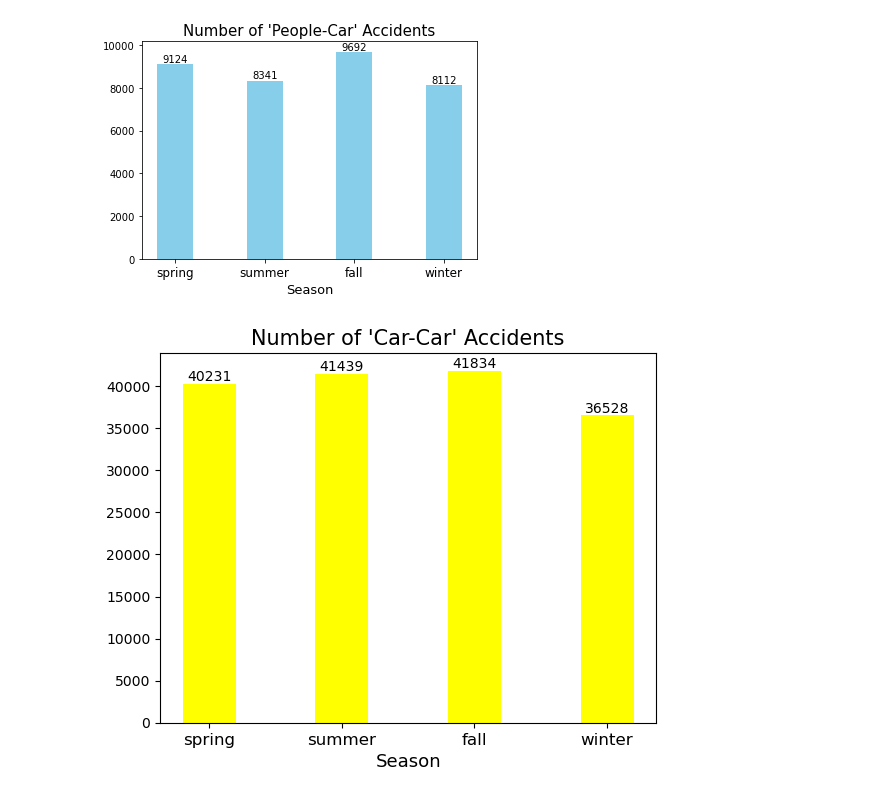
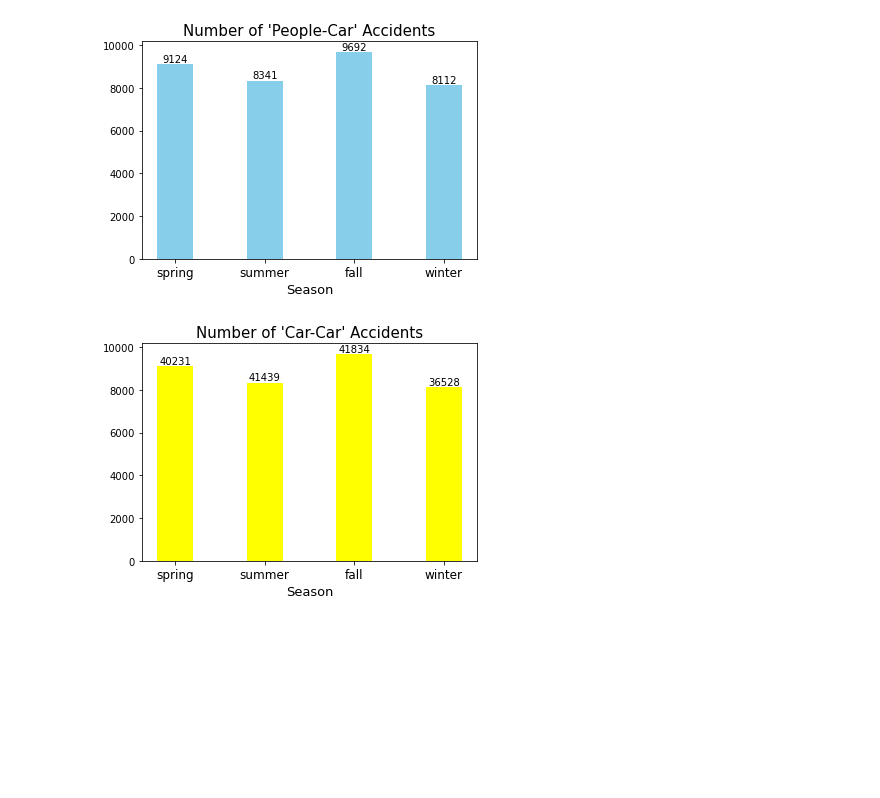
Before and after one commit to jeazure11/dataAnalytics_project, a Jupyter notebook: Final_project.ipynb, the cells around one changed output. Drawn from its saved outputs; the diff is of its cells as text; code cells hidden in the pictures; blank space fills up the shorter version.

```diff
--- a/Final_project.ipynb
+++ b/Final_project.ipynb
@@ -1,7 +1,7 @@
 # %%
 import pandas as pd
 
-csv_data = pd.read_csv('traffic_accident.csv',encoding='cp949')
+csv_data = pd.read_csv('traffic_accident.csv',encoding='utf-8')
 
 csv_spring= csv_data[(csv_data.발생월>2) & (csv_data.발생월<6)] #봄에 발생한 교통사고에 대한 모든 데이터
 csv_sprAcc = csv_spring[['사고건수']]  #봄에 발생한 교통사고 사고건수만 추출
@@ -33,6 +51,6 @@ plt.xticks(index,season,fontsize=12)
 
 #숫자 넣는 부분
 for i,j in enumerate(seaBar):
-    plt.text(i,j.get_height(),sumAcc[i], horizontalalignment= 'center',verticalalignment = 'bottom')
+    plt.text(i,j.get_height(),SumArr2[i], horizontalalignment= 'center',verticalalignment = 'bottom')
 plt.show()
 # %% [output]
@@ -105,20 +125,20 @@ cnc = cnc.ravel()
 # %%
 ##계절별 '차 대 차' 사고건수 그래프
 import matplotlib.pyplot as plt
 season = ['spring','summer','fall','winter'] #계절 배열
 index = np.arange(len(season)) #가로축(계절) 항목 개수
 
-seaBar = plt.bar(index,cnc,width=0.4,color = 'yellow')
+seaBar = plt.bar(index,cnp,width=0.4,color = 'yellow')
 plt.title("Number of 'Car-Car' Accidents",fontsize=15)
 plt.xlabel('Season',fontsize=13)
 plt.xticks(index,season,fontsize=12)
 
 #숫자 넣는 부분
 for i,j in enumerate(seaBar):
     plt.text(i,j.get_height(),cnc[i], horizontalalignment= 'center',verticalalignment = 'bottom')
 plt.show()
 # %% [output]
-[figure, old version]
+[figure, new version]
 # %%
 #계절별 차 단독 사고건수
 spr_co_sum = spr_co_num[['사고건수']].sum()
```
Also changed, not shown: parts of 8 cells of this notebook.
